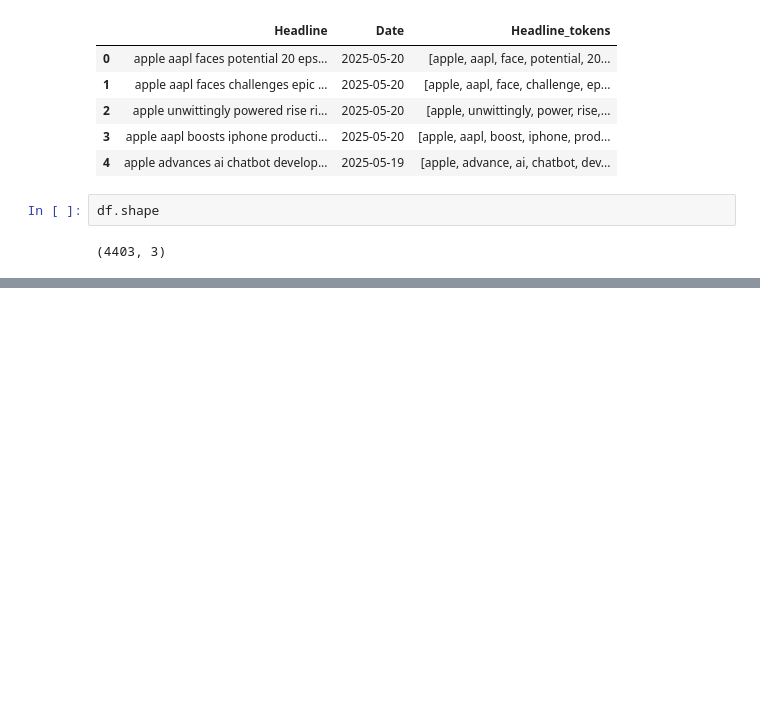
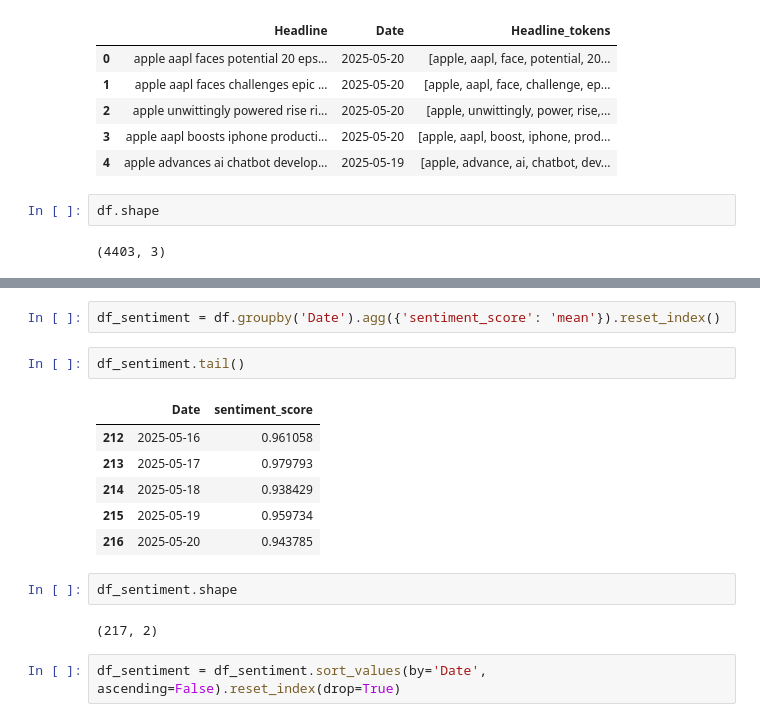
Before and after one commit to vivek34561/Stock-Price-Prediction., a Jupyter notebook: Sentiment_analysis.ipynb, the cells around one changed output, grey strips where cells are left out. Saved outputs shown, nothing was run; the diff lists cells and outputs as text; blank space fills up the shorter version.

```diff
--- a/Sentiment_analysis.ipynb
+++ b/Sentiment_analysis.ipynb
@@ -272,0 +299,17 @@ df['sentiment_score'] = df['clean_text'].apply(lambda x: sentiment_model(x)[0]['
+# %%
+df_sentiment = df.groupby('Date').agg({'sentiment_score': 'mean'}).reset_index()
+# %%
+df_sentiment.tail()
+# %% [output]
+|  | Date | sentiment_score |
+| 212 | 2025-05-16 | 0.961058 |
+| 213 | 2025-05-17 | 0.979793 |
+| 214 | 2025-05-18 | 0.938429 |
+| 215 | 2025-05-19 | 0.959734 |
+| 216 | 2025-05-20 | 0.943785 |
+# %%
+df_sentiment.shape
+# %% [output]
+(217, 2)
+# %%
+df_sentiment = df_sentiment.sort_values(by='Date', ascending=False).reset_index(drop=True)
```
Also changed, not shown: parts of 5 cells of this notebook, 1 other file.
